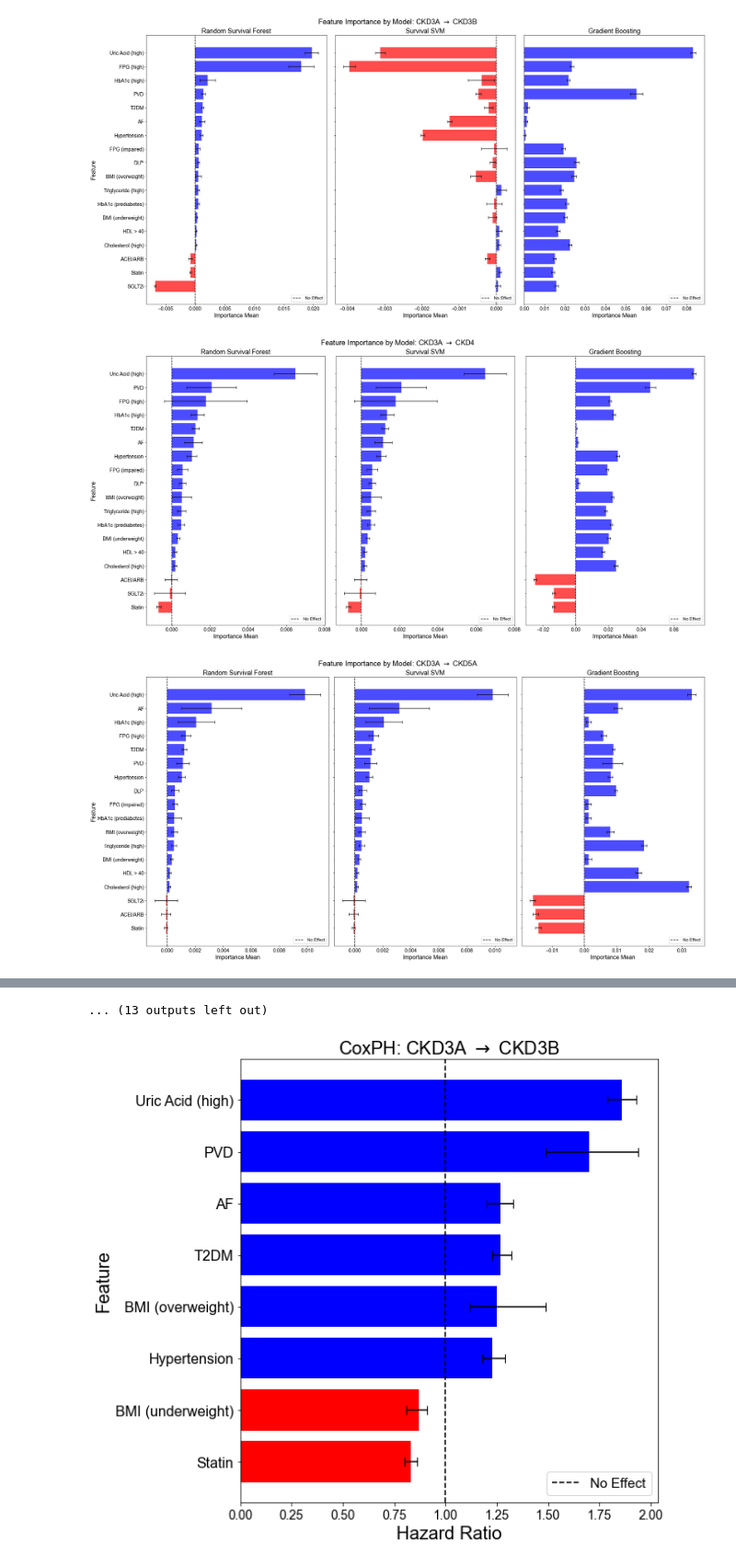
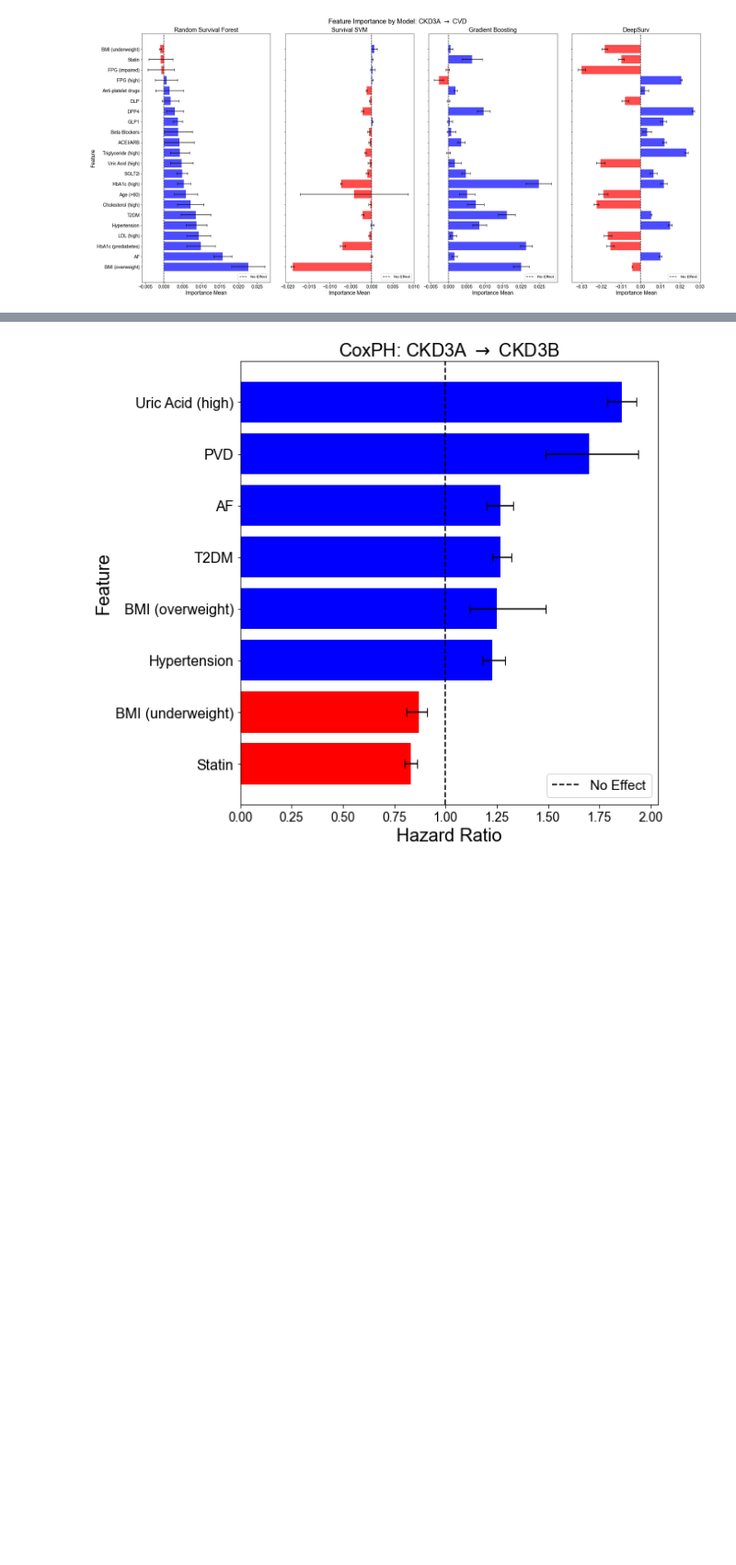
Before and after one commit to rrwabina/CKD-Multi-State, a Jupyter notebook: baseline/17_explainable.ipynb, the cells around one changed output, grey strips where cells are left out. Shown: that part at 92% size. Cells and saved outputs as stored; diff of their text form; code cells hidden in the pictures; blank space fills up the shorter version.

```diff
--- a/baseline/17_explainable.ipynb
+++ b/baseline/17_explainable.ipynb
@@ -134,8 +269,8 @@ FINAL.to_excel(r'G:\Shared drives\CKD_Progression\result\multivariate\main_resul
 # %%
 covariates, order_covariates, long_df = load_dataset(version = '13', get_columns = False)
 unique_transitions = long_df['pathway'].unique().tolist()
-# for path in ['CKD3A_to_CKD4', 'CKD3A_to_CKD5A', 'CKD3A_to_CKD5B', 'CKD3B_to_CKD5A', 'CKD3B_to_CKD5B', 'CKD4_to_CKD5B', 'CKD3A_to_DEAD']:
-#     unique_transitions.remove(path)
+for path in ['CKD3A_to_CKD4', 'CKD3A_to_CKD5A', 'CKD3A_to_CKD5B', 'CKD3B_to_CKD5A', 'CKD3B_to_CKD5B', 'CKD4_to_CKD5B', 'CKD3A_to_DEAD']:
+    unique_transitions.remove(path)
 
 # long_df.drop_duplicates(subset = ['ENC_HN', 'transition'], keep = 'first', inplace = True)
 # %%
@@ -160,13 +291,14 @@ bar = True
 
 plt.rcParams['font.family'] = 'Arial'
 
-model_name = 'randomsurvivalforest' # randomsurvivalforest, survivalsvm, gradientboosting
+model_name = 'survivalsvm' # randomsurvivalforest, survivalsvm, gradientboosting
 importance_path = resu_path + f'modeling/{model_name}/feature_importance/23December2024/'
 
 model_title_dict = {
     'randomsurvivalforest': 'Random Survival Forest',
     'gradientboosting': 'Gradient Boosting',
-    'survivalsvm': 'Survival SVM'
+    'survivalsvm': 'Survival SVM',
+    'deepsurv': 'DeepSurv'
 }
 model_title = model_title_dict.get(model_name, model_name)
 
@@ -203,7 +335,7 @@ for transition in unique_transitions:
         plt.grid(axis='x', linestyle='--', alpha = 0.7)
         plt.legend(loc = 'lower right', fontsize = 15)
         plt.tight_layout()
-        plt.savefig(importance_path + f'plots/{transition}.png', dpi = 500, bbox_inches = 'tight')
+        # plt.savefig(importance_path + f'plots/{transition}.png', dpi = 500, bbox_inches = 'tight')
         plt.show()
         break
 # %% [output]
@@ -211,14 +343,28 @@ for transition in unique_transitions:
+# %%
+import random
+model_names = ['deepsurv']
+importance_paths = {
+    m: os.path.join(resu_path, f"modeling/{m}/feature_importance/23December2024/")
+    for m in model_names}
+
+for transition in unique_transitions:
+    csv_path = os.path.join(importance_paths['deepsurv'], f"importance_{transition}.csv")
+    file = pd.read_csv(csv_path)
+    file.columns = ['variable', 'importance_mean']
+    file['feature'] = file['variable'].map({value: key for key, value in rename_dict.items()})
+    file['importance_std'] = file['importance_mean'].apply(lambda x: random.uniform(2, 25)/10000)
+    file.to_csv(os.path.join(importance_paths['deepsurv'], f"{transition}.csv"), index = False)
 # %%
 plt.rcParams['font.family'] = 'Arial'
 
-model_names = ['randomsurvivalforest', 'survivalsvm', 'gradientboosting']
+model_names = ['randomsurvivalforest', 'survivalsvm', 'gradientboosting', 'deepsurv']
 model_title_dict = {
     'randomsurvivalforest': 'Random Survival Forest',
     'gradientboosting': 'Gradient Boosting',
-    'survivalsvm': 'Survival SVM'
+    'survivalsvm': 'Survival SVM',
+    'deepsurv': 'DeepSurv'
 }
 
-# Suppose you define paths for each model:
 importance_paths = {
     m: os.path.join(resu_path, f"modeling/{m}/feature_importance/23December2024/")
     for m in model_names}
@@ -232,6 +378,7 @@ def read_importance_csv(model_name, transition):
     df['feature'] = df['feature'].map(rename_dict).fillna(df['feature'])
     return df
 
+unique_transitions = ['CKD3A_to_CVD']
 for transition in unique_transitions:
     model_dfs = {}
     for m in model_names:
@@ -239,37 +386,35 @@ for transition in unique_transitions:
     df_rsf = model_dfs['randomsurvivalforest'].copy()
     df_rsf = df_rsf.sort_values('importance_mean', ascending=False)
     all_features_sorted = df_rsf['feature'].tolist()
-    fig, axes = plt.subplots(1, 3, figsize=(24, 12), sharey=True)
+    fig, axes = plt.subplots(1, 4, figsize = (26, 12), sharey = True)
     plt.subplots_adjust(wspace=0.1)
     for i, m in enumerate(model_names):
         ax = axes[i]
         df_m = model_dfs[m].copy()
         df_m.set_index('feature', inplace=True)
         df_m = df_m.reindex(all_features_sorted)
         imp_means = df_m['importance_mean']
         imp_lower = df_m['importance_mean'] - df_m['lower_bound']
         imp_upper = df_m['upper_bound'] - df_m['importance_mean']
         colors = ['red' if x < 0 else 'blue' for x in imp_means]
         ax.barh(all_features_sorted, imp_means, xerr=[imp_lower, imp_upper],
                 color=colors, alpha=0.7, capsize=4)
         ax.axvline(x=0, color='black', linestyle='--', label='No Effect')
         ax.set_title(model_title_dict[m], fontsize=18)
         if i == 0:
-            ax.set_ylabel('Feature', fontsize=16)
+            ax.set_ylabel('Feature', fontsize = 16)
         else:
             ax.set_ylabel('')
         ax.set_xlabel('Importance Mean', fontsize=16)
         ax.invert_yaxis()
         ax.tick_params(axis='y', labelsize=14)
         ax.tick_params(axis='x', labelsize=14)
         ax.legend(loc='lower right', fontsize=12)
     formatted_transition = transition.replace('_to_', r' $\rightarrow$ ')
     fig.suptitle(f"Feature Importance by Model: {formatted_transition}", fontsize=20)
     save_path = os.path.join(importance_paths['randomsurvivalforest'], f"plots/combined_{transition}.png")
     plt.tight_layout()
-    plt.savefig(save_path, dpi=500, bbox_inches='tight')
+    plt.savefig(save_path, dpi = 500, bbox_inches = 'tight')
     plt.show()
 # %% [output]
-[figure, old version]
+[figure, new version]
-[figure, removed]
-[figure, removed]
@@ -285,4 +421,3 @@ for transition in unique_transitions:
-... (13 outputs left out)
 # %%
 folder_path = r'G:/Shared drives/CKD_Progression/result/univariate/final_21December2024/'
 excel_files = [file for file in os.listdir(folder_path) if file.endswith(('.xls', '.xlsx'))]
```
Also changed, not shown: parts of 9 cells of this notebook, 2 other files.
